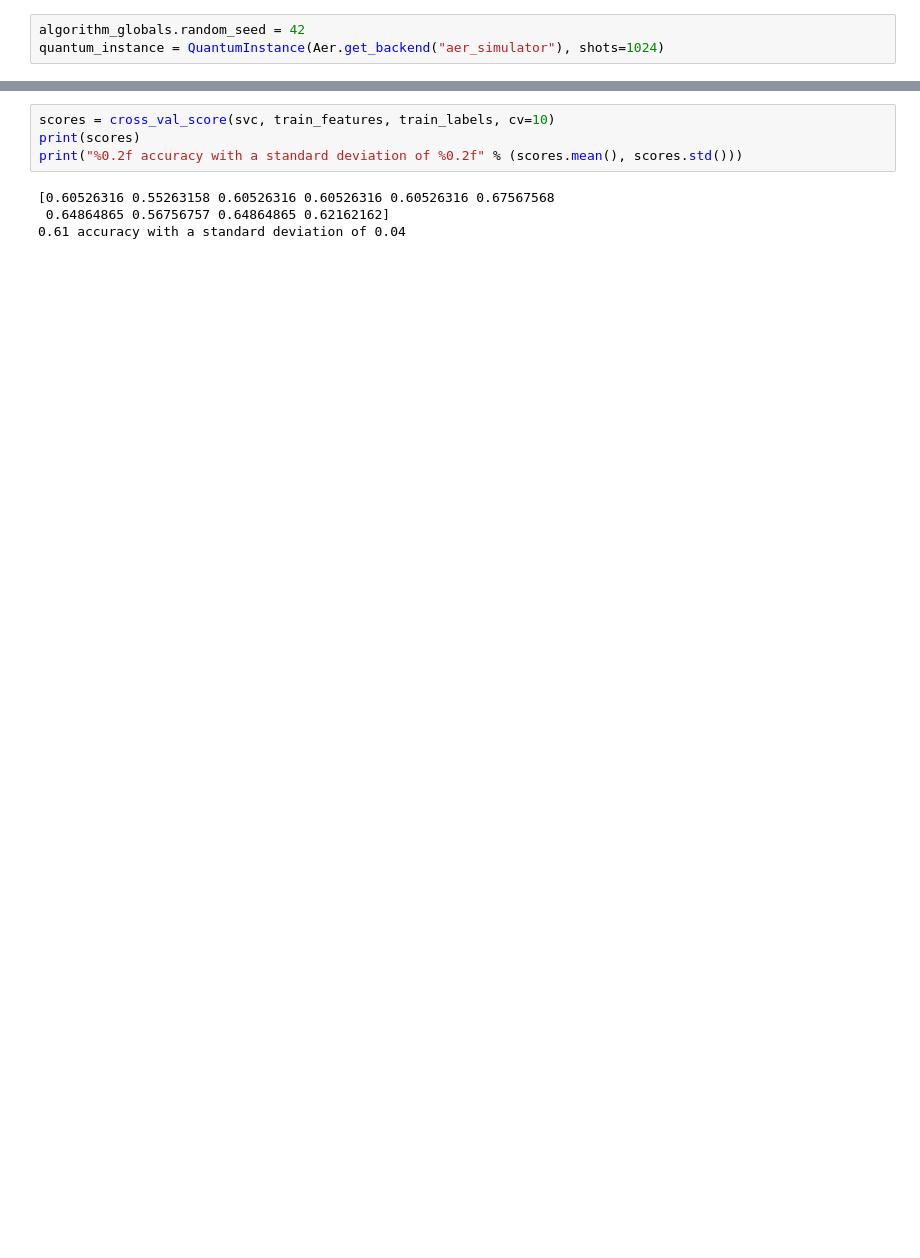
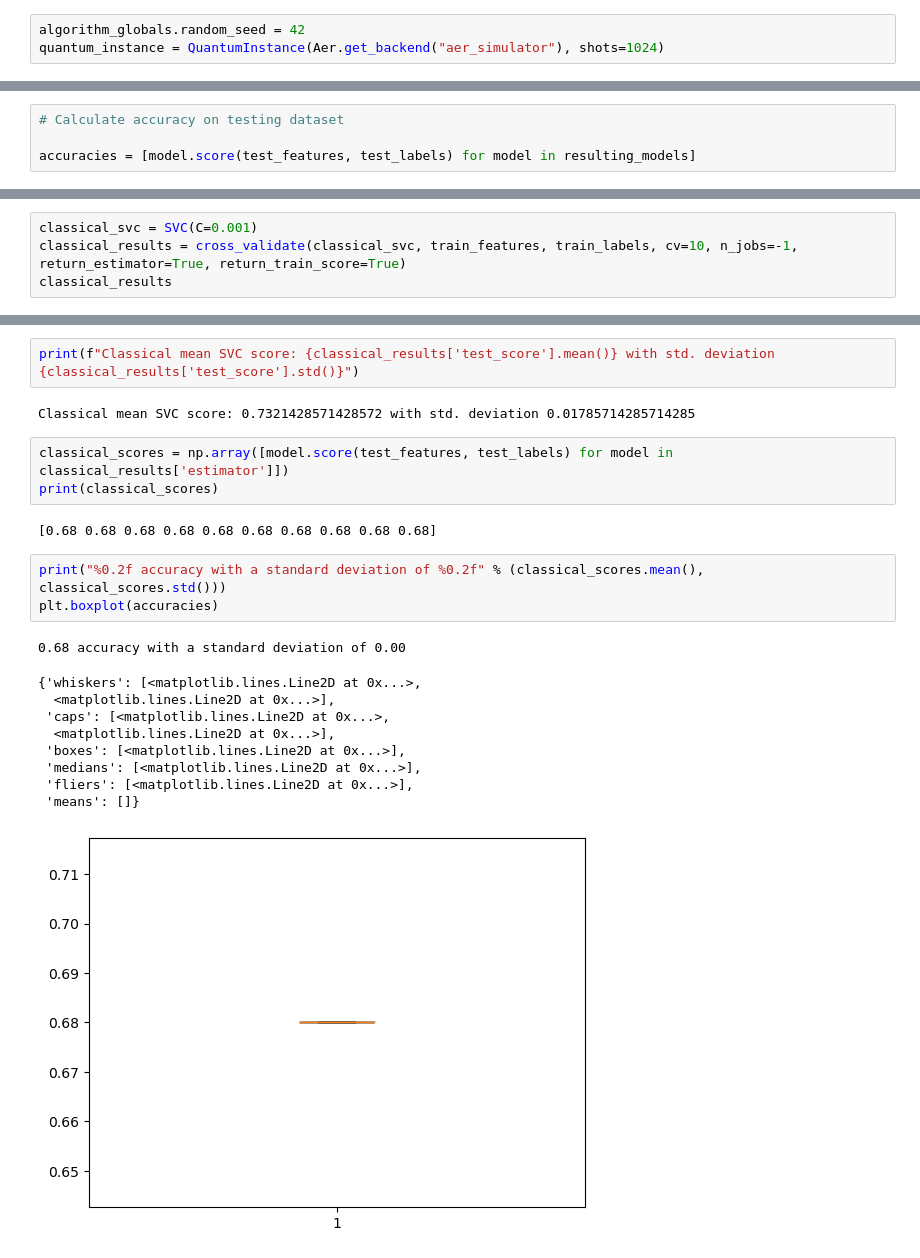
Before and after one commit to lukasbischof/qi-project, a Jupyter notebook: qsvm_vlds.ipynb, the cells around one changed output, grey strips where cells are left out. Saved outputs shown, nothing was run; the diff lists cells and outputs as text; blank space fills up the shorter version.

```diff
--- a/qsvm_vlds.ipynb
+++ b/qsvm_vlds.ipynb
@@ -50,0 +133,4 @@ QSVM score: 0.68
+# %%
+# Calculate accuracy on testing dataset
+
+accuracies = [model.score(test_features, test_labels) for model in resulting_models]
@@ -50,0 +154,4 @@ QSVM score: 0.68
+# %%
+classical_svc = SVC(C=0.001)
+classical_results = cross_validate(classical_svc, train_features, train_labels, cv=10, n_jobs=-1, return_estimator=True, return_train_score=True)
+classical_results
@@ -51,8 +177,23 @@ QSVM score: 0.68
+# %%
+print(f"Classical mean SVC score: {classical_results['test_score'].mean()} with std. deviation {classical_results['test_score'].std()}")
+# %% [output]
+Classical mean SVC score: 0.7321428571428572 with std. deviation 0.01785714285714285
+# %%
+classical_scores = np.array([model.score(test_features, test_labels) for model in classical_results['estimator']])
+print(classical_scores)
+# %% [output]
+[0.68 0.68 0.68 0.68 0.68 0.68 0.68 0.68 0.68 0.68]
 # %%
-scores = cross_val_score(svc, train_features, train_labels, cv=10)
-print(scores)
-print("%0.2f accuracy with a standard deviation of %0.2f" % (scores.mean(), scores.std()))
+print("%0.2f accuracy with a standard deviation of %0.2f" % (classical_scores.mean(), classical_scores.std()))
+plt.boxplot(accuracies)
 # %% [output]
-[0.60526316 0.55263158 0.60526316 0.60526316 0.60526316 0.67567568
- 0.64864865 0.56756757 0.64864865 0.62162162]
-0.61 accuracy with a standard deviation of 0.04
+0.68 accuracy with a standard deviation of 0.00
+{'whiskers': [<matplotlib.lines.Line2D at 0x...>,
+  <matplotlib.lines.Line2D at 0x...>],
+ 'caps': [<matplotlib.lines.Line2D at 0x...>,
+  <matplotlib.lines.Line2D at 0x...>],
+ 'boxes': [<matplotlib.lines.Line2D at 0x...>],
+ 'medians': [<matplotlib.lines.Line2D at 0x...>],
+ 'fliers': [<matplotlib.lines.Line2D at 0x...>],
+ 'means': []}
+[figure, added]
```
Also changed, not shown: parts of 23 cells of this notebook, 2 other files.
